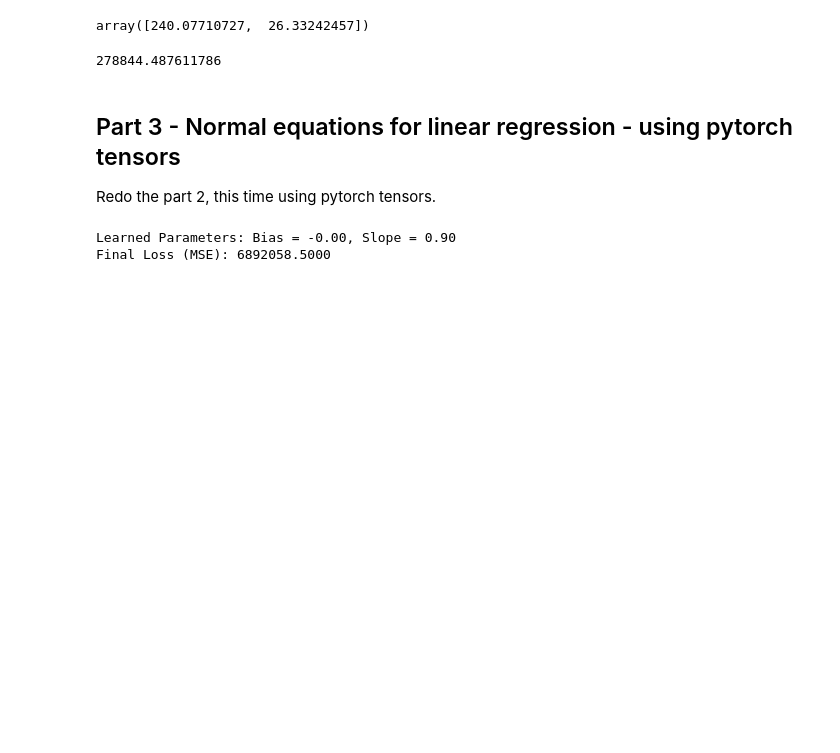
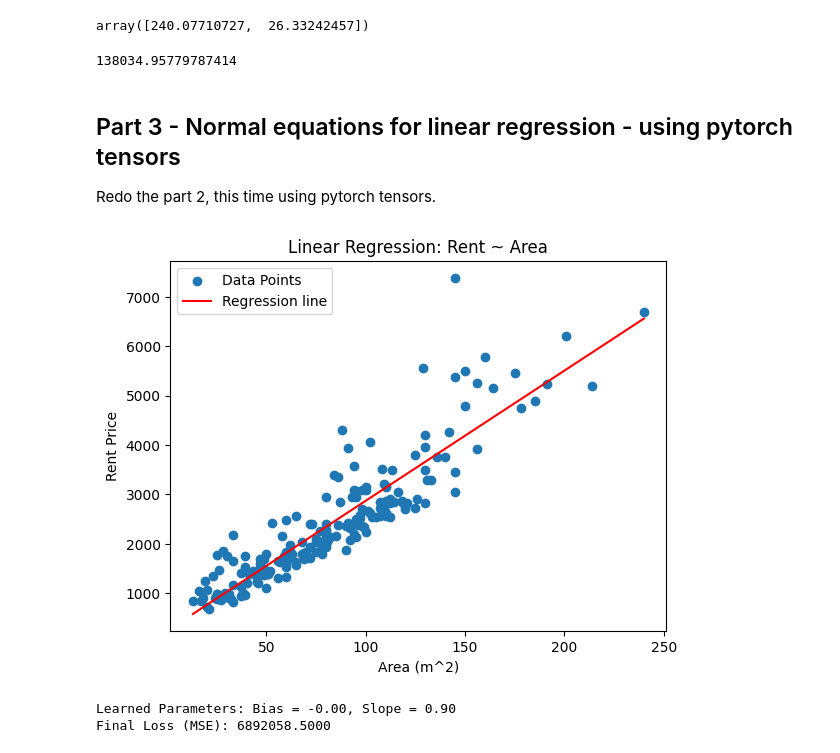
Before and after one commit to JaronMatzinger/mse_delearn, a Jupyter notebook: DL-PW-01-material/ex4-linear-regression-closed-form/linear-regression-stud.ipynb, the cells around one changed output. Drawn from its saved outputs; the diff is of its cells as text; code cells hidden in the pictures; blank space fills up the shorter version.

Commit message:
implemented the torch approach

```diff
--- a/DL-PW-01-material/ex4-linear-regression-closed-form/linear-regression-stud.ipynb
+++ b/DL-PW-01-material/ex4-linear-regression-closed-form/linear-regression-stud.ipynb
@@ -143,22 +148,42 @@ array([240.07710727,  26.33242457])
 #  - use both functions to compute the MSE loss on the dataset        #
 #######################################################################
 
-def h_theta(x, theta):
-    return theta[0] + theta[1] * x[1]
+# def h_theta(x, theta):
+#    return theta[0] + theta[1] * x[1]
 
-def mse_loss(x, y, theta):
-    sum = 0
-    for x, y in zip(x, y):
-        sum += (h_theta(x, theta) - y) ** 2
-    return sum / (n - 2)
+# def mse_loss(x, y, theta):
+#    sum = 0
+#    for x, y in zip(x, y):
+#        sum += (h_theta(x, theta) - y) ** 2
+#    return sum / (n - 2)
 
-print(mse_loss(x, y, theta))
+# print(mse_loss(x, y, theta))
 
 #######################################################################
 #                         END OF YOUR CODE                            #
 #######################################################################
-# %% [output]
-278844.487611786
+# %%
+#######################################################################
+# TODO:                                                               #
+#  - define a function h_theta(x, theta_0, theta_1) to compute the    #
+#    the hypothesised values of y (the "y_hat")                       #
+#  - define a function mse_loss(x, y, y_hat)                          #
+#  - use both functions to compute the MSE loss on the dataset        #
+#######################################################################
+
+def h_theta(x, theta_0, theta_1):
+    return theta_0 + theta_1 * x[:, 1]
+
+def mse_loss(x, y, y_hat):
+    return 1 / (2 * len(x)) * np.sum((y_hat - y)**2)
+
+print(mse_loss(x, y, h_theta(x, theta[0], theta[1])))
+
+#######################################################################
+#                         END OF YOUR CODE                            #
+#######################################################################
+# %% [output]
+138034.95779787414
 # %% [markdown]
 ## Part 3 - Normal equations for linear regression - using pytorch tensors
 
@@ -177,3 +191,27 @@ Xy_test_scaled = scaler.transform(Xy_test)
+# %%
+import torch
+
+living_area_torch = torch.tensor(living_area, dtype=torch.float32)
+rent_price_torch = torch.tensor(rent_price, dtype=torch.float32)
+
+X = torch.column_stack((torch.ones_like(living_area_torch), living_area_torch))
+y = rent_price_torch
+
+theta = torch.inverse(X.T @ X) @ X.T @ y
+
+x_points = torch.linspace(min(living_area_torch), max(living_area_torch), 100)
+y_points = theta[0] + theta[1] * x_points
+
+plt.scatter(living_area, rent_price, label='Data Points')
+plt.plot(x_points.numpy(), y_points.numpy(), color='red', label='Regression line')
+
+plt.xlabel('Area (m^2)')
+plt.ylabel('Rent Price')
+plt.title('Linear Regression: Rent ~ Area')
+plt.legend()
+plt.show()
+# %% [output]
+[figure, added]
 # %%
 #######################################################################
 # TODO:                                                               #
```
Also changed, not shown: parts of 3 cells of this notebook.
